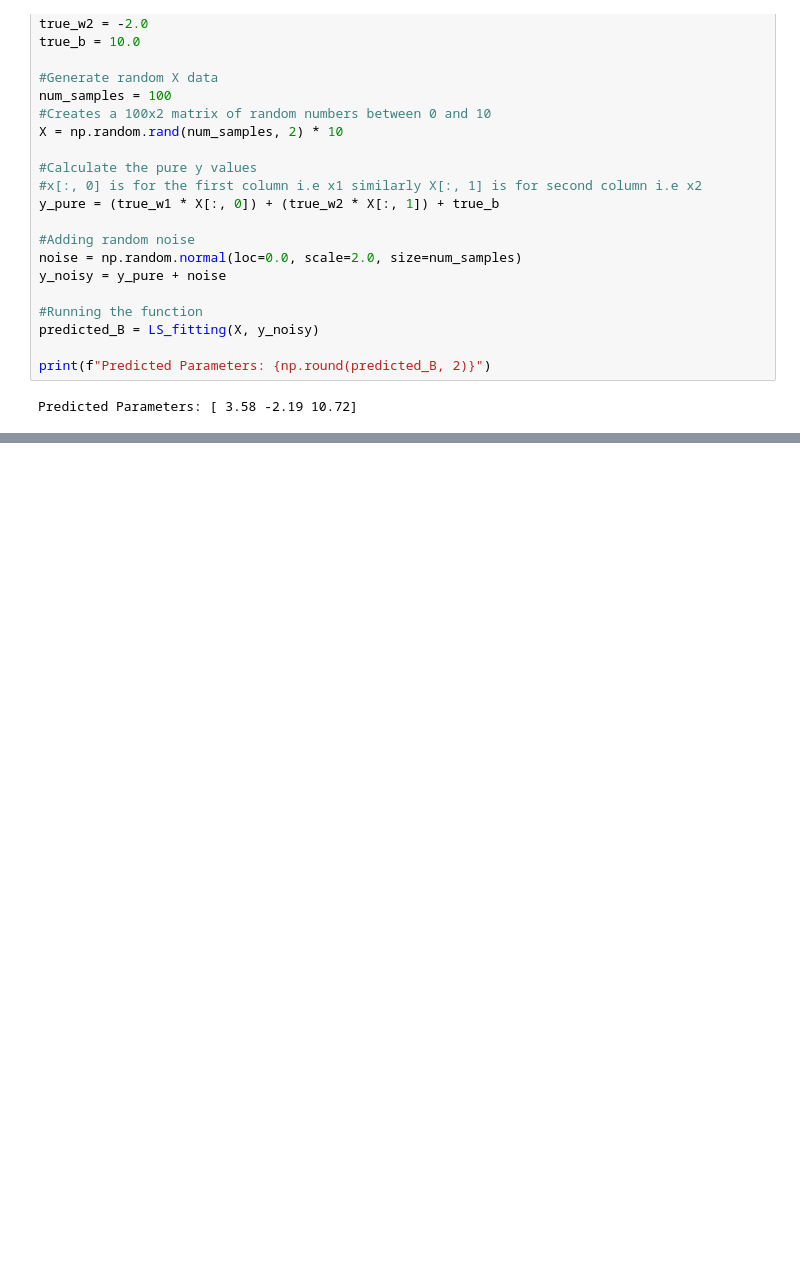
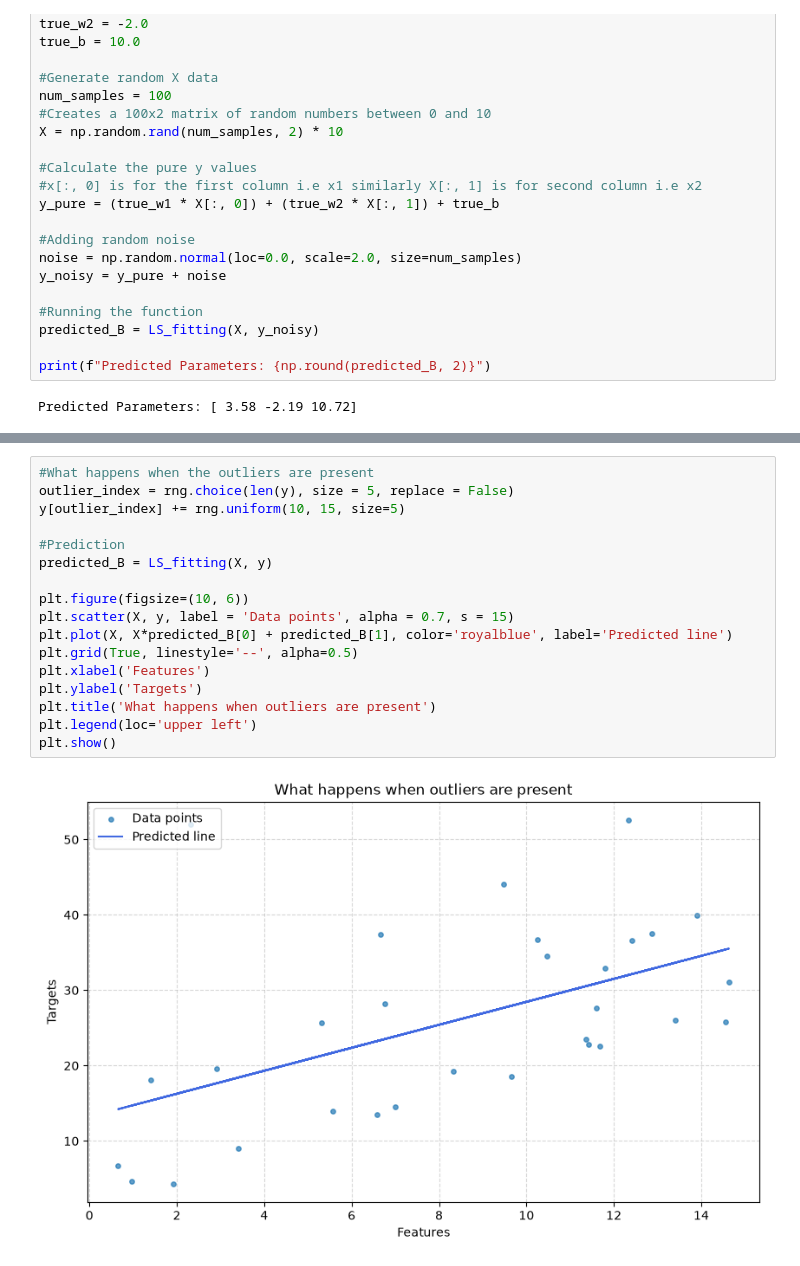
Before and after one commit to codingNR29/Image-processing, a Jupyter notebook: 05 Fitting.ipynb, the cells around one changed output, grey strips where cells are left out. Cells and saved outputs as stored; diff of their text form; blank space fills up the shorter version.

```diff
--- a/05 Fitting.ipynb
+++ b/05 Fitting.ipynb
@@ -68,0 +69,19 @@ plt.show()
+# %%
+#What happens when the outliers are present
+outlier_index = rng.choice(len(y), size = 5, replace = False)
+y[outlier_index] += rng.uniform(10, 15, size=5)
+
+#Prediction
+predicted_B = LS_fitting(X, y)
+
+plt.figure(figsize=(10, 6))
+plt.scatter(X, y, label = 'Data points', alpha = 0.7, s = 15)
+plt.plot(X, X*predicted_B[0] + predicted_B[1], color='royalblue', label='Predicted line')
+plt.grid(True, linestyle='--', alpha=0.5)
+plt.xlabel('Features')
+plt.ylabel('Targets')
+plt.title('What happens when outliers are present')
+plt.legend(loc='upper left')
+plt.show()
+# %% [output]
+[figure, added]
```
Also changed, not shown: parts of 8 cells of this notebook.
